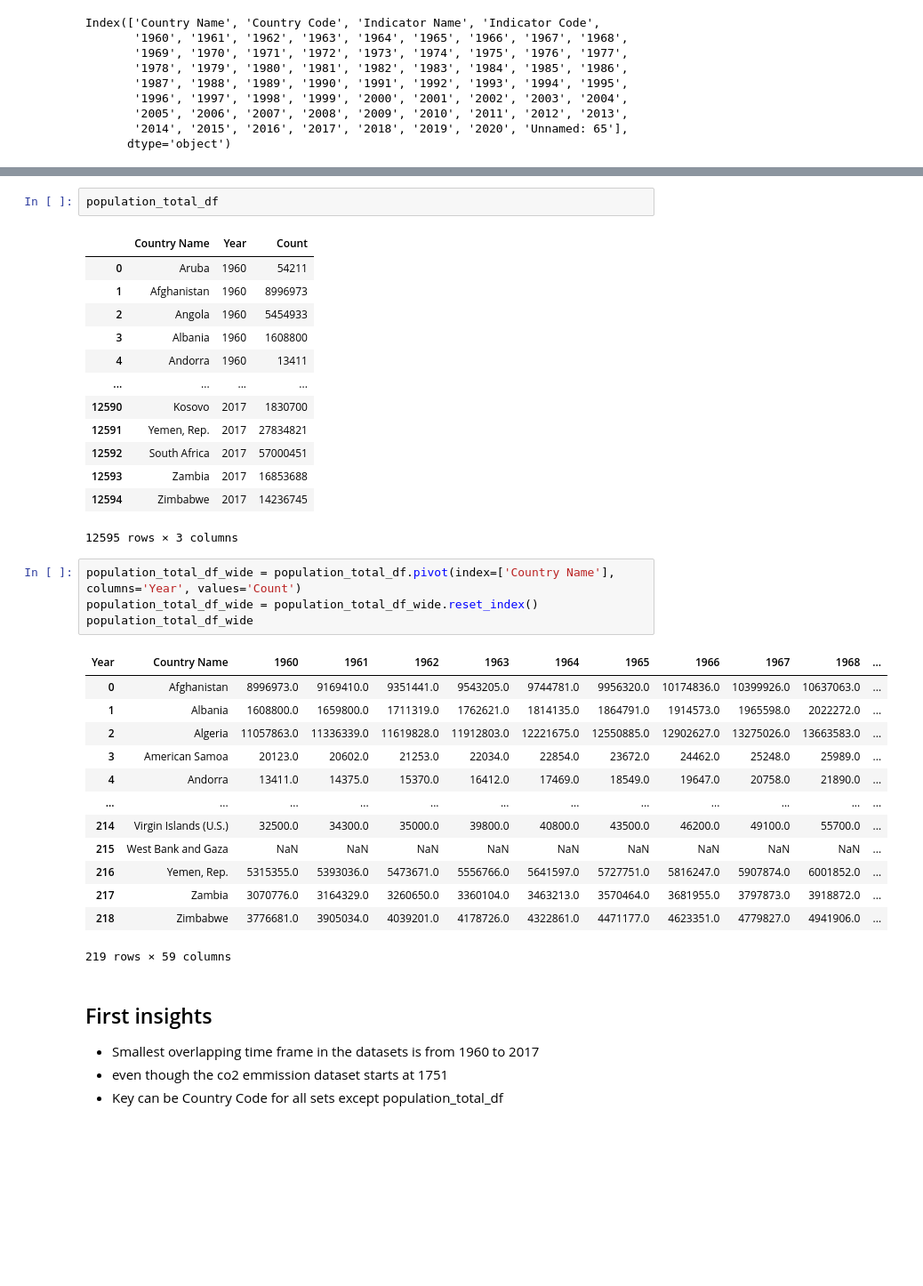
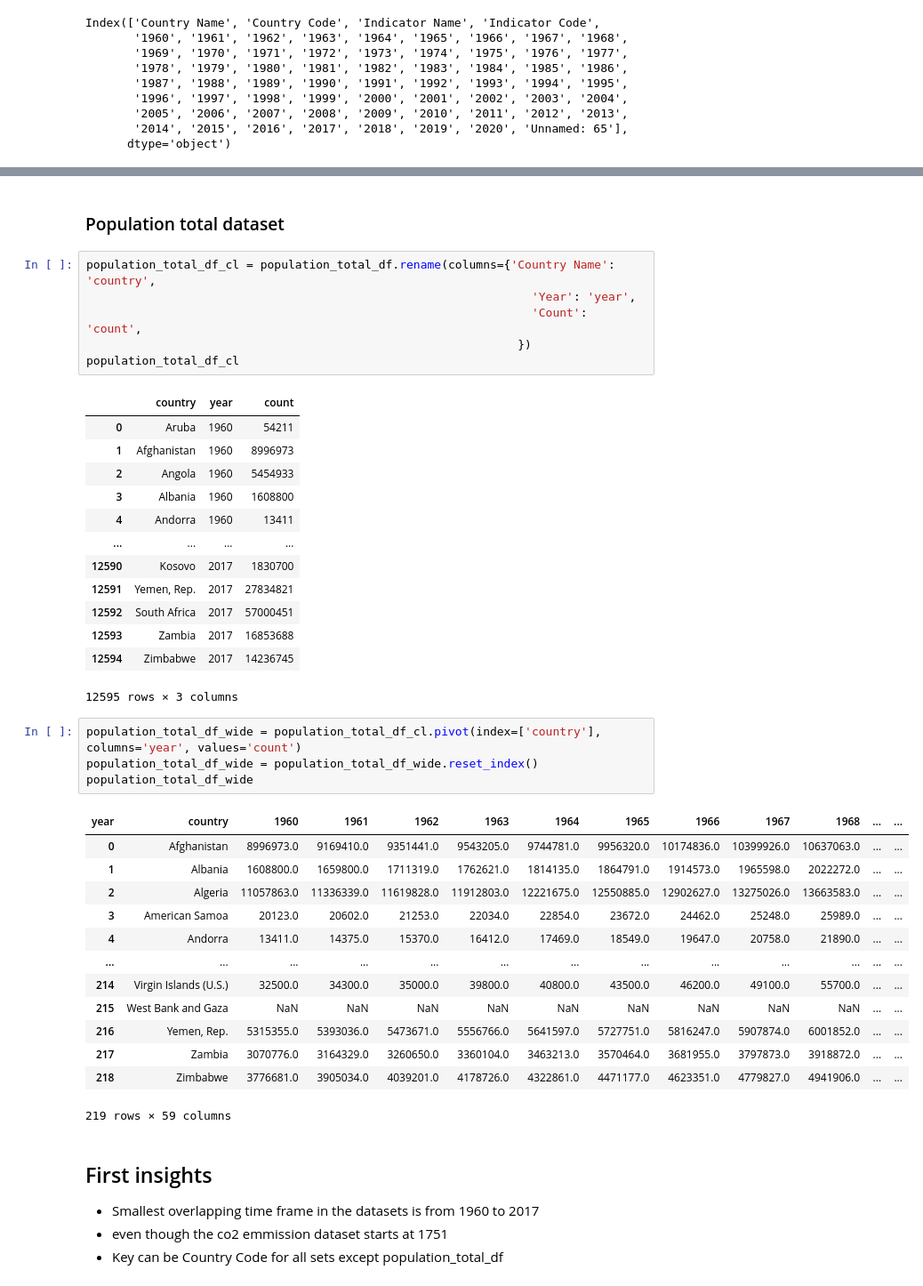
Before and after one commit to Zombobot1/FU_DB_A10, a Jupyter notebook: sandbox/missing_data_identification.ipynb, the cells around one changed output, grey strips where cells are left out. Shown: that part at 89% size. Saved outputs shown, nothing was run; the diff lists cells and outputs as text; blank space fills up the shorter version.

```diff
--- a/sandbox/missing_data_identification.ipynb
+++ b/sandbox/missing_data_identification.ipynb
@@ -114,7 +103,13 @@ population_growth_df
+# %% [markdown]
+### Population total dataset
 # %%
-population_total_df
+population_total_df_cl = population_total_df.rename(columns={'Country Name': 'country',
+                                                                'Year': 'year',
+                                                                'Count': 'count',
+                                                              })
+population_total_df_cl
 # %% [output]
-|  | Country Name | Year | Count |
+|  | country | year | count |
 | 0 | Aruba | 1960 | 54211 |
 | 1 | Afghanistan | 1960 | 8996973 |
 | 2 | Angola | 1960 | 5454933 |
@@ -128,22 +123,22 @@ population_total_df
 | 12594 | Zimbabwe | 2017 | 14236745 |
 12595 rows × 3 columns
 # %%
-population_total_df_wide = population_total_df.pivot(index=['Country Name'], columns='Year', values='Count')
+population_total_df_wide = population_total_df_cl.pivot(index=['country'], columns='year', values='count')
 population_total_df_wide = population_total_df_wide.reset_index()
 population_total_df_wide
 # %% [output]
-| Year | Country Name | 1960 | 1961 | 1962 | 1963 | 1964 | 1965 | 1966 | 1967 | 1968 | ... |
-| 0 | Afghanistan | 8996973.0 | 9169410.0 | 9351441.0 | 9543205.0 | 9744781.0 | 9956320.0 | 10174836.0 | 10399926.0 | 10637063.0 | ... |
-| 1 | Albania | 1608800.0 | 1659800.0 | 1711319.0 | 1762621.0 | 1814135.0 | 1864791.0 | 1914573.0 | 1965598.0 | 2022272.0 | ... |
-| 2 | Algeria | 11057863.0 | 11336339.0 | 11619828.0 | 11912803.0 | 12221675.0 | 12550885.0 | 12902627.0 | 13275026.0 | 13663583.0 | ... |
-| 3 | American Samoa | 20123.0 | 20602.0 | 21253.0 | 22034.0 | 22854.0 | 23672.0 | 24462.0 | 25248.0 | 25989.0 | ... |
-| 4 | Andorra | 13411.0 | 14375.0 | 15370.0 | 16412.0 | 17469.0 | 18549.0 | 19647.0 | 20758.0 | 21890.0 | ... |
-| ... | ... | ... | ... | ... | ... | ... | ... | ... | ... | ... | ... |
-| 214 | Virgin Islands (U.S.) | 32500.0 | 34300.0 | 35000.0 | 39800.0 | 40800.0 | 43500.0 | 46200.0 | 49100.0 | 55700.0 | ... |
-| 215 | West Bank and Gaza | NaN | NaN | NaN | NaN | NaN | NaN | NaN | NaN | NaN | ... |
-| 216 | Yemen, Rep. | 5315355.0 | 5393036.0 | 5473671.0 | 5556766.0 | 5641597.0 | 5727751.0 | 5816247.0 | 5907874.0 | 6001852.0 | ... |
-| 217 | Zambia | 3070776.0 | 3164329.0 | 3260650.0 | 3360104.0 | 3463213.0 | 3570464.0 | 3681955.0 | 3797873.0 | 3918872.0 | ... |
-| 218 | Zimbabwe | 3776681.0 | 3905034.0 | 4039201.0 | 4178726.0 | 4322861.0 | 4471177.0 | 4623351.0 | 4779827.0 | 4941906.0 | ... |
+| year | country | 1960 | 1961 | 1962 | 1963 | 1964 | 1965 | 1966 | 1967 | 1968 | ... | ... |
+| 0 | Afghanistan | 8996973.0 | 9169410.0 | 9351441.0 | 9543205.0 | 9744781.0 | 9956320.0 | 10174836.0 | 10399926.0 | 10637063.0 | ... | ... |
+| 1 | Albania | 1608800.0 | 1659800.0 | 1711319.0 | 1762621.0 | 1814135.0 | 1864791.0 | 1914573.0 | 1965598.0 | 2022272.0 | ... | ... |
+| 2 | Algeria | 11057863.0 | 11336339.0 | 11619828.0 | 11912803.0 | 12221675.0 | 12550885.0 | 12902627.0 | 13275026.0 | 13663583.0 | ... | ... |
+| 3 | American Samoa | 20123.0 | 20602.0 | 21253.0 | 22034.0 | 22854.0 | 23672.0 | 24462.0 | 25248.0 | 25989.0 | ... | ... |
+| 4 | Andorra | 13411.0 | 14375.0 | 15370.0 | 16412.0 | 17469.0 | 18549.0 | 19647.0 | 20758.0 | 21890.0 | ... | ... |
+| ... | ... | ... | ... | ... | ... | ... | ... | ... | ... | ... | ... | ... |
+| 214 | Virgin Islands (U.S.) | 32500.0 | 34300.0 | 35000.0 | 39800.0 | 40800.0 | 43500.0 | 46200.0 | 49100.0 | 55700.0 | ... | ... |
+| 215 | West Bank and Gaza | NaN | NaN | NaN | NaN | NaN | NaN | NaN | NaN | NaN | ... | ... |
+| 216 | Yemen, Rep. | 5315355.0 | 5393036.0 | 5473671.0 | 5556766.0 | 5641597.0 | 5727751.0 | 5816247.0 | 5907874.0 | 6001852.0 | ... | ... |
+| 217 | Zambia | 3070776.0 | 3164329.0 | 3260650.0 | 3360104.0 | 3463213.0 | 3570464.0 | 3681955.0 | 3797873.0 | 3918872.0 | ... | ... |
+| 218 | Zimbabwe | 3776681.0 | 3905034.0 | 4039201.0 | 4178726.0 | 4322861.0 | 4471177.0 | 4623351.0 | 4779827.0 | 4941906.0 | ... | ... |
 219 rows × 59 columns
 # %% [markdown]
 ## First insights
```
Also changed, not shown: parts of 14 cells of this notebook, 1 other file.
